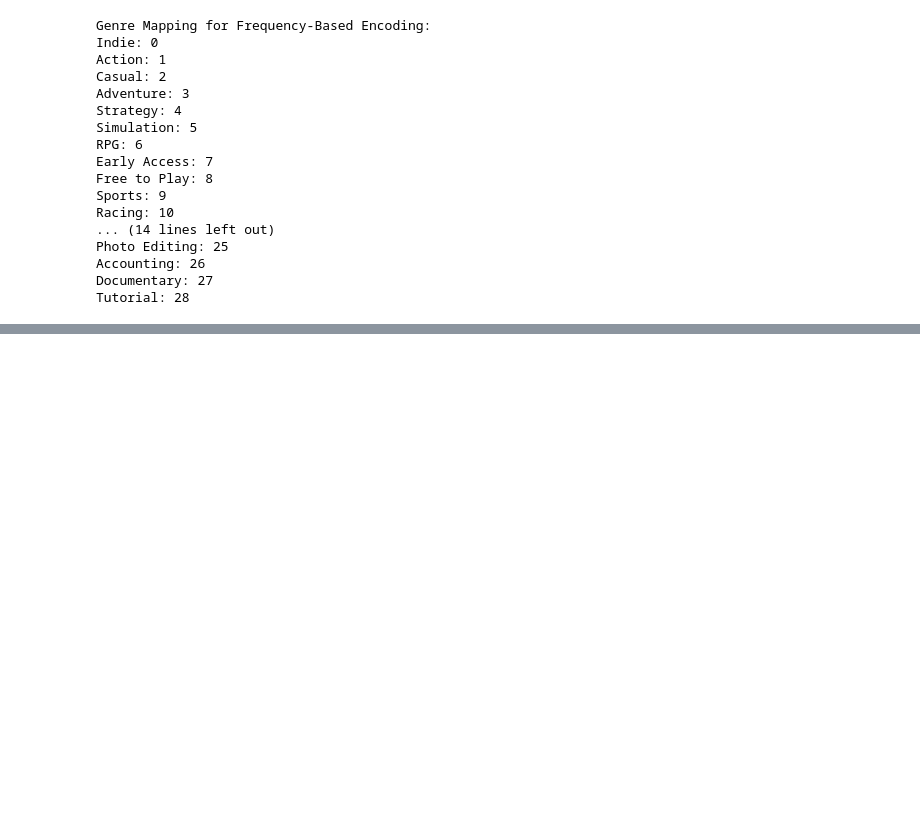
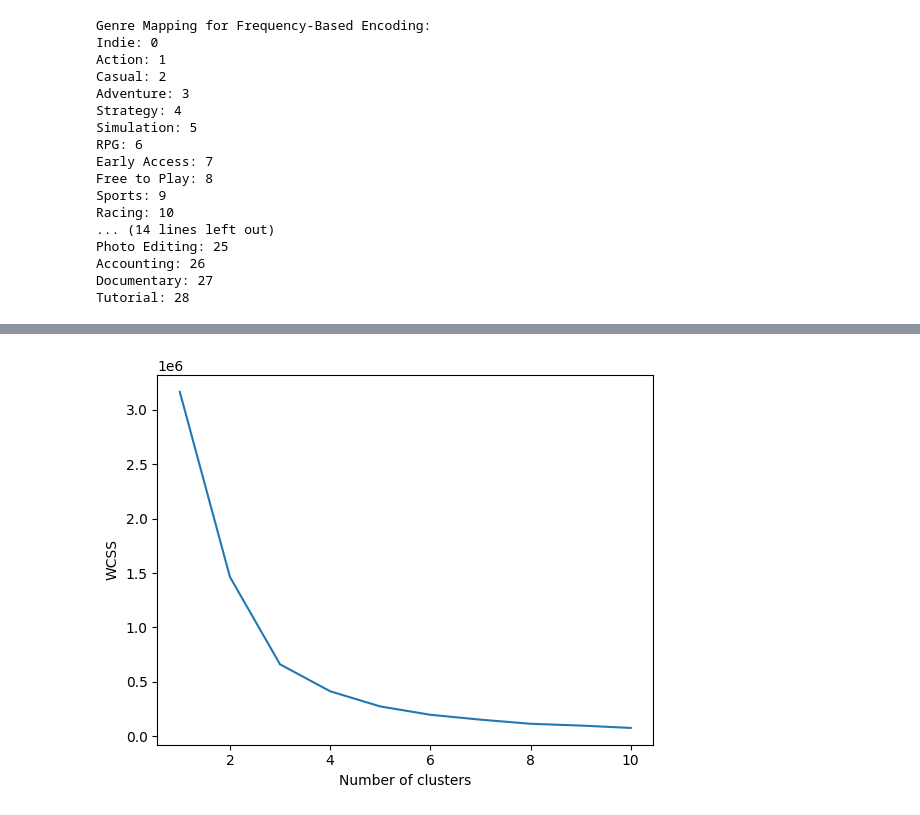
Before and after one commit to MoetazMohamed/Soen471Team30, a Jupyter notebook: soen471Project.ipynb, the cells around one changed output, grey strips where cells are left out. Saved outputs shown, nothing was run; the diff lists cells and outputs as text; code cells hidden in the pictures; blank space fills up the shorter version.

```diff
--- a/soen471Project.ipynb
+++ b/soen471Project.ipynb
@@ -261,0 +255,17 @@ KMeans(n_clusters=3)
+# %%
+# We are using the elbow method to determine what is the optimal number of clusters for weighted rating
+# Isolating the 'weighted_rating' column for K-means
+X = data[['weighted_rating']]
+#WCSS (Within-Cluster Sum of Square)
+wcss = []
+for i in range(1,11):
+    kmeans = KMeans(n_clusters= i, init = 'k-means++', random_state= 42)
+    kmeans.fit(X)
+    wcss.append(kmeans.inertia_)
+
+plt.plot(range(1, 11), wcss)
+plt.xlabel('Number of clusters')
+plt.ylabel('WCSS')
+plt.show()
+# %% [output]
+[figure, added]
```
Also changed, not shown: parts of 9 cells of this notebook.
